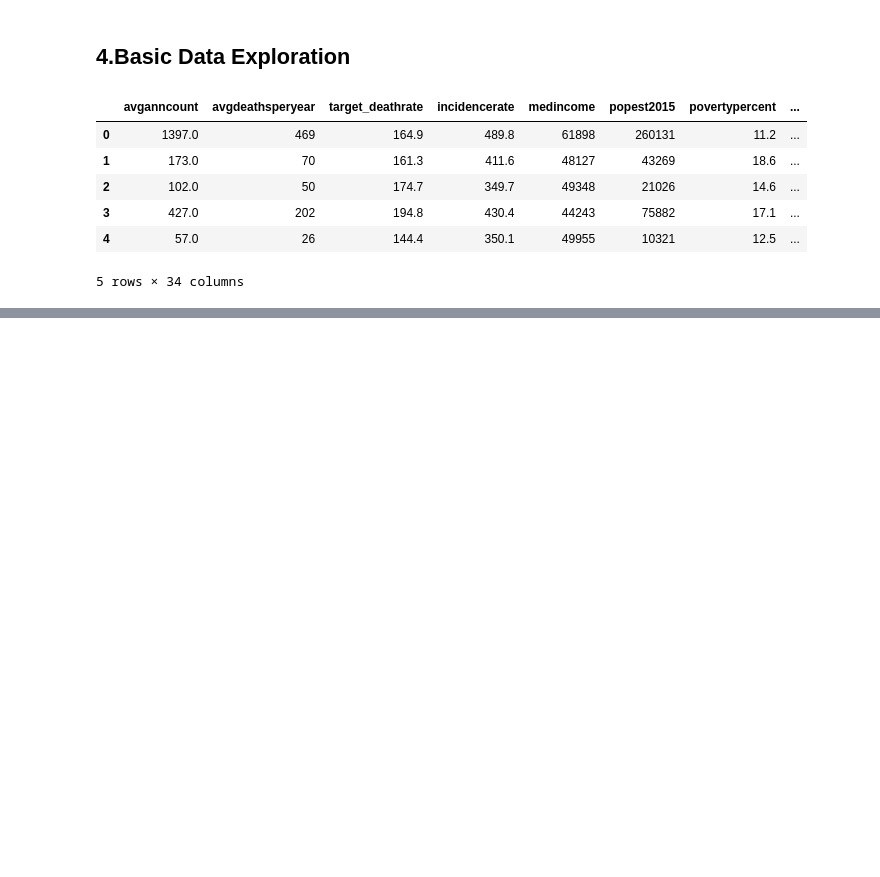
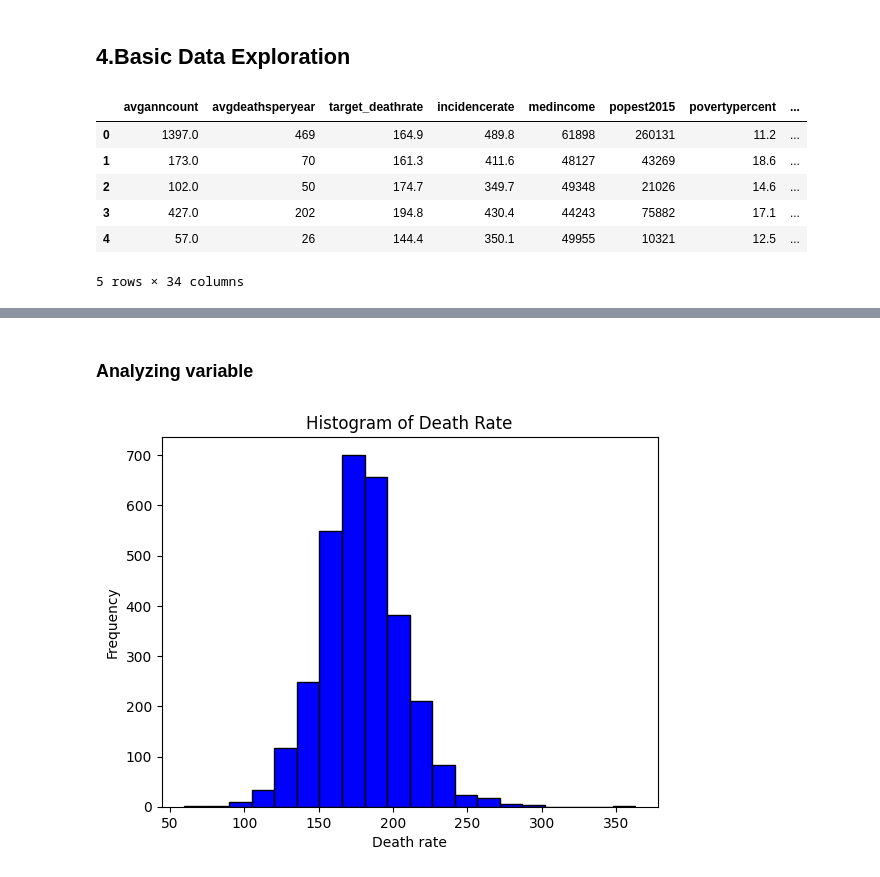
Before and after one commit to rishv1912/OLS-Regression, a Jupyter notebook: eda.ipynb, the cells around one changed output, grey strips where cells are left out. Saved outputs shown, nothing was run; the diff lists cells and outputs as text; code cells hidden in the pictures; blank space fills up the shorter version.

```diff
--- a/eda.ipynb
+++ b/eda.ipynb
@@ -13,4 +13,4 @@ from data_ingest import IngestData
 ## 3.Reading Data
 # %%
 ingest_data = IngestData()
-data = ingest_data.get_data('ols-regression-dataset/data/cancer_reg.csv')
+data = ingest_data.get_data('ols-regression-challenge-data/data/cancer_reg.csv')
@@ -51,0 +83,10 @@ None
+# %% [markdown]
+### Analyzing variable
+# %%
+plt.hist(data['target_deathrate'],bins=20,color='blue',edgecolor='black')
+plt.xlabel("Death rate")
+plt.ylabel("Frequency")
+plt.title("Histogram of Death Rate")
+plt.show()
+# %% [output]
+[figure, added]
```
Also changed, not shown: parts of 6 cells of this notebook.
